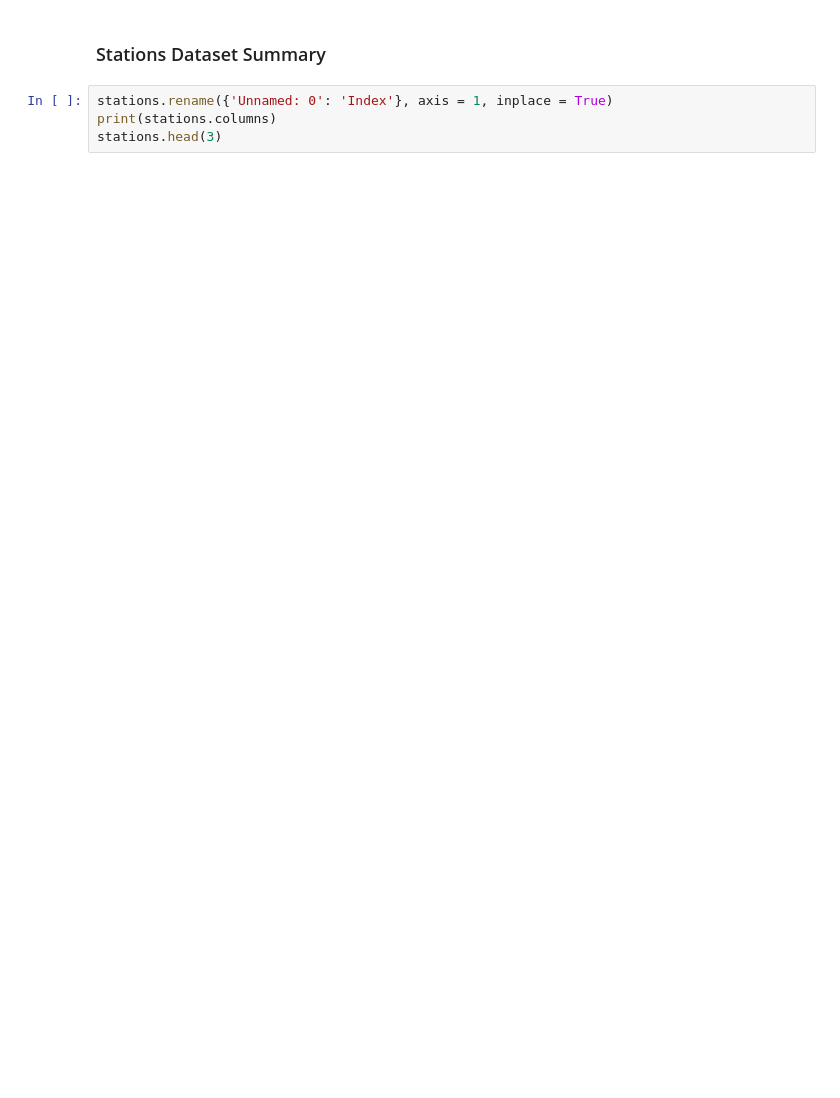
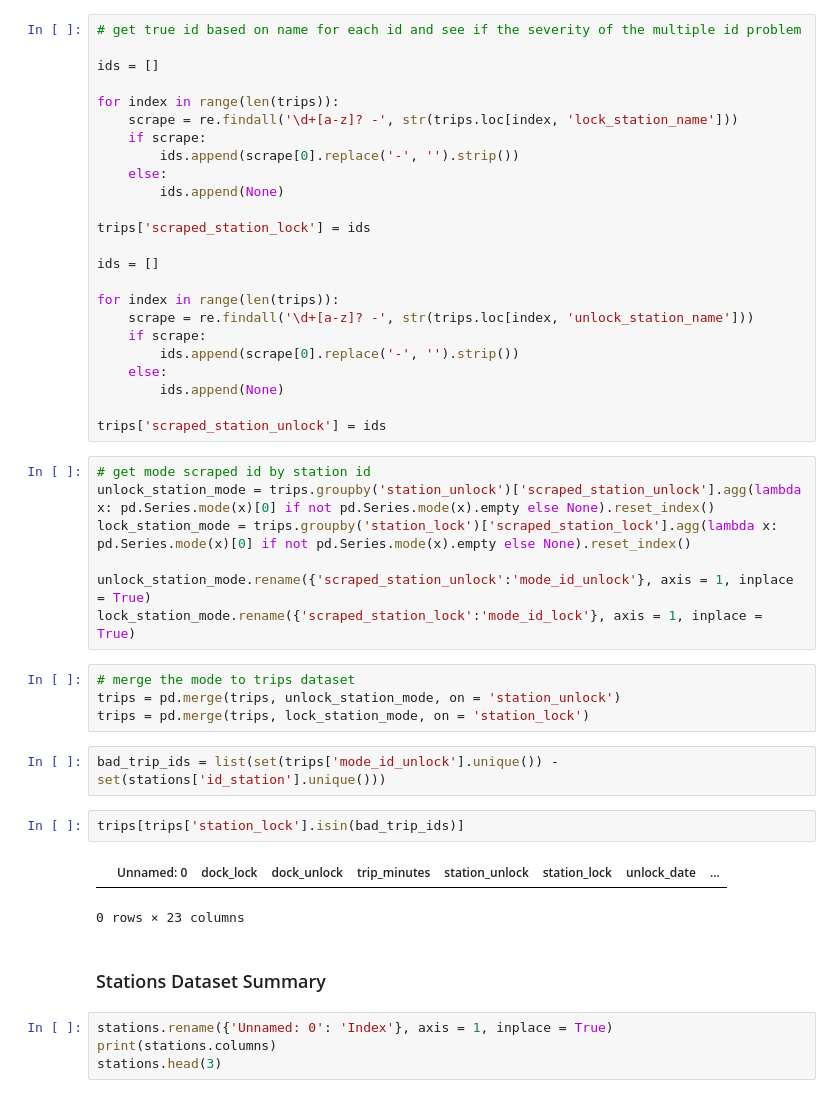
Before and after one commit to javi99/MT_predicting_BSD, a Jupyter notebook: processing/development/Data_Quality_Assessment.ipynb, the cells around one changed output. Drawn from its saved outputs; the diff is of its cells as text; blank space fills up the shorter version.

Commit message:
added coded to fix ids to dataset creation pipeline

```diff
--- a/processing/development/Data_Quality_Assessment.ipynb
+++ b/processing/development/Data_Quality_Assessment.ipynb
@@ -21,3 +79,45 @@ trips['day'] = trips['unlock_date'].apply(lambda x: x.day)
+# %%
+# get true id based on name for each id and see if the severity of the multiple id problem
+
+ids = []
+
+for index in range(len(trips)):
+    scrape = re.findall('\d+[a-z]? -', str(trips.loc[index, 'lock_station_name']))
+    if scrape:
+        ids.append(scrape[0].replace('-', '').strip())
+    else:
+        ids.append(None)
+
+trips['scraped_station_lock'] = ids
+
+ids = []
+
+for index in range(len(trips)):
+    scrape = re.findall('\d+[a-z]? -', str(trips.loc[index, 'unlock_station_name']))
+    if scrape:
+        ids.append(scrape[0].replace('-', '').strip())
+    else:
+        ids.append(None)
+
+trips['scraped_station_unlock'] = ids
+# %%
+# get mode scraped id by station id
+unlock_station_mode = trips.groupby('station_unlock')['scraped_station_unlock'].agg(lambda x: pd.Series.mode(x)[0] if not pd.Series.mode(x).empty else None).reset_index()
+lock_station_mode = trips.groupby('station_lock')['scraped_station_lock'].agg(lambda x: pd.Series.mode(x)[0] if not pd.Series.mode(x).empty else None).reset_index()
+
+unlock_station_mode.rename({'scraped_station_unlock':'mode_id_unlock'}, axis = 1, inplace = True)
+lock_station_mode.rename({'scraped_station_lock':'mode_id_lock'}, axis = 1, inplace = True)
+# %%
+# merge the mode to trips dataset
+trips = pd.merge(trips, unlock_station_mode, on = 'station_unlock')
+trips = pd.merge(trips, lock_station_mode, on = 'station_lock')
+# %%
+bad_trip_ids = list(set(trips['mode_id_unlock'].unique()) - set(stations['id_station'].unique()))
+# %%
+trips[trips['station_lock'].isin(bad_trip_ids)]
+# %% [output]
+|  | Unnamed: 0 | dock_lock | dock_unlock | trip_minutes | station_unlock | station_lock | unlock_date | ... |
+0 rows × 23 columns
 # %% [markdown]
 ### Stations Dataset Summary
 # %%
```
Also changed, not shown: parts of 10 cells of this notebook, 1 other file.
